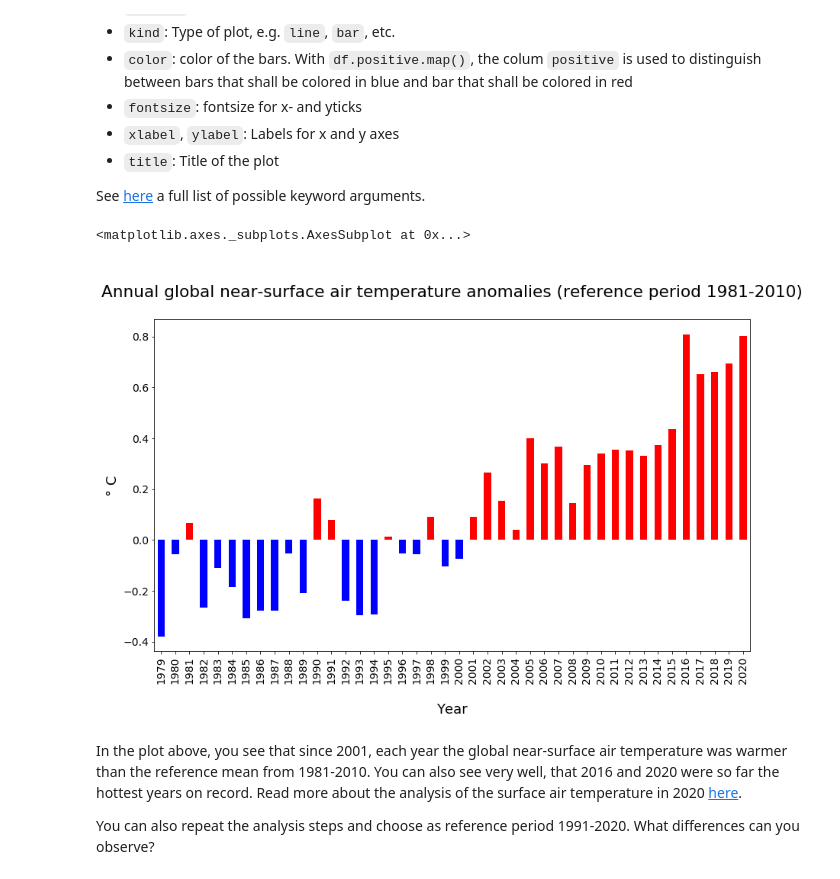
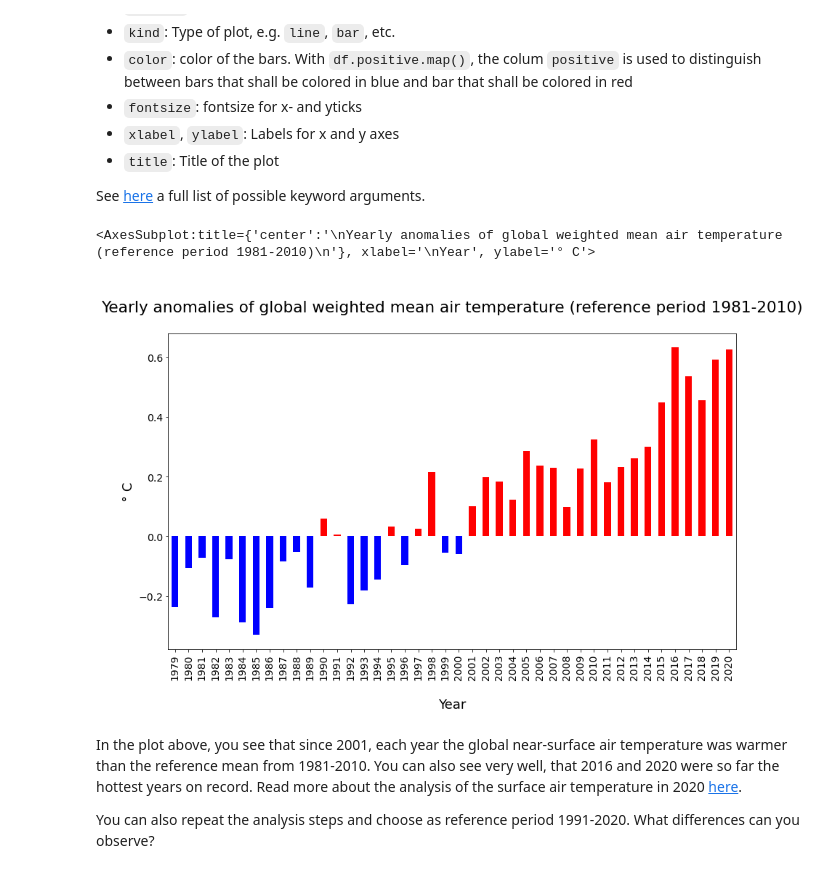
Before and after one commit to ecmwf-projects/copernicus-training, a Jupyter notebook: 111_c3s_climatologies_anomalies.ipynb, the cells around one changed output. Saved outputs shown, nothing was run; the diff lists cells and outputs as text; code cells hidden in the pictures.

```diff
--- a/111_c3s_climatologies_anomalies.ipynb
+++ b/111_c3s_climatologies_anomalies.ipynb
@@ -495,0 +497,6 @@ To do this, the first step is to compute an overall average for the global near-
+# %%
+weights = np.cos(np.deg2rad(era5_t2m_ref_mean.latitude))
+weights.name = "weights"
+
+era5_t2m_ref_mean_weighted = era5_t2m_ref_mean.weighted(weights)
+era5_t2m_ref_mean_weighted
@@ -496,5 +507,5 @@ To do this, the first step is to compute an overall average for the global near-
 # %%
-t2m_ref_global = era5_t2m_ref_mean.mean(["longitude", "latitude"])
+t2m_ref_global = era5_t2m_ref_mean_weighted.mean(["longitude", "latitude"])
 t2m_ref_global
 # %% [output]
 <xarray.DataArray 't2m' ()>
@@ -501,0 +517,7 @@ array(5.208174, dtype=float32)
+# %%
+weights = np.cos(np.deg2rad(yearly_mean.latitude))
+weights.name = "weights"
+weights
+
+yearly_mean_weighted = yearly_mean.weighted(weights)
+yearly_mean_weighted
@@ -504,5 +528,5 @@ The same process as above is repeated in order to compute the global average nea
 # %%
-t2m_annual_mean_global = yearly_mean.mean(["longitude", "latitude"])
+t2m_annual_mean_global = yearly_mean_weighted.mean(["longitude", "latitude"])
 t2m_annual_mean_global
 # %% [output]
 <xarray.DataArray 't2m' (year: 42)>
@@ -572,17 +599,17 @@ See [here](https://pandas.pydata.org/docs/reference/api/pandas.DataFrame.plot.ht
 # %%
 plt.rcParams.update({'font.size': 18}) # must set in top
 df['t2m'].plot(
     figsize=(14,8),
     kind='bar',
     color=df.positive.map({True: 'red', False: 'blue'}),
     fontsize=14,
     xlabel='\nYear',
     ylabel='° C',
-    title='\nAnnual global near-surface air temperature anomalies (reference period 1981-2010)\n',
+    title='\nYearly anomalies of global weighted mean air temperature (reference period 1981-2010)\n',
     )
 # %% [output]
-<matplotlib.axes._subplots.AxesSubplot at 0x...>
+<AxesSubplot:title={'center':'\nYearly anomalies of global weighted mean air temperature (reference period 1981-2010)\n'}, xlabel='\nYear', ylabel='° C'>
-[figure, old version]
+[figure, new version]
 # %% [markdown]
 In the plot above, you see that since 2001, each year the global near-surface air temperature was warmer than the reference mean from 1981-2010. You can also see very well, that 2016 and 2020 were so far the hottest years on record. Read more about the analysis of the surface air temperature in 2020 [here](https://climate.copernicus.eu/2020-warmest-year-record-europe-globally-2020-ties-2016-warmest-year-recorded).
 
```
Also changed, not shown: parts of 73 cells of this notebook, 9 other files.
